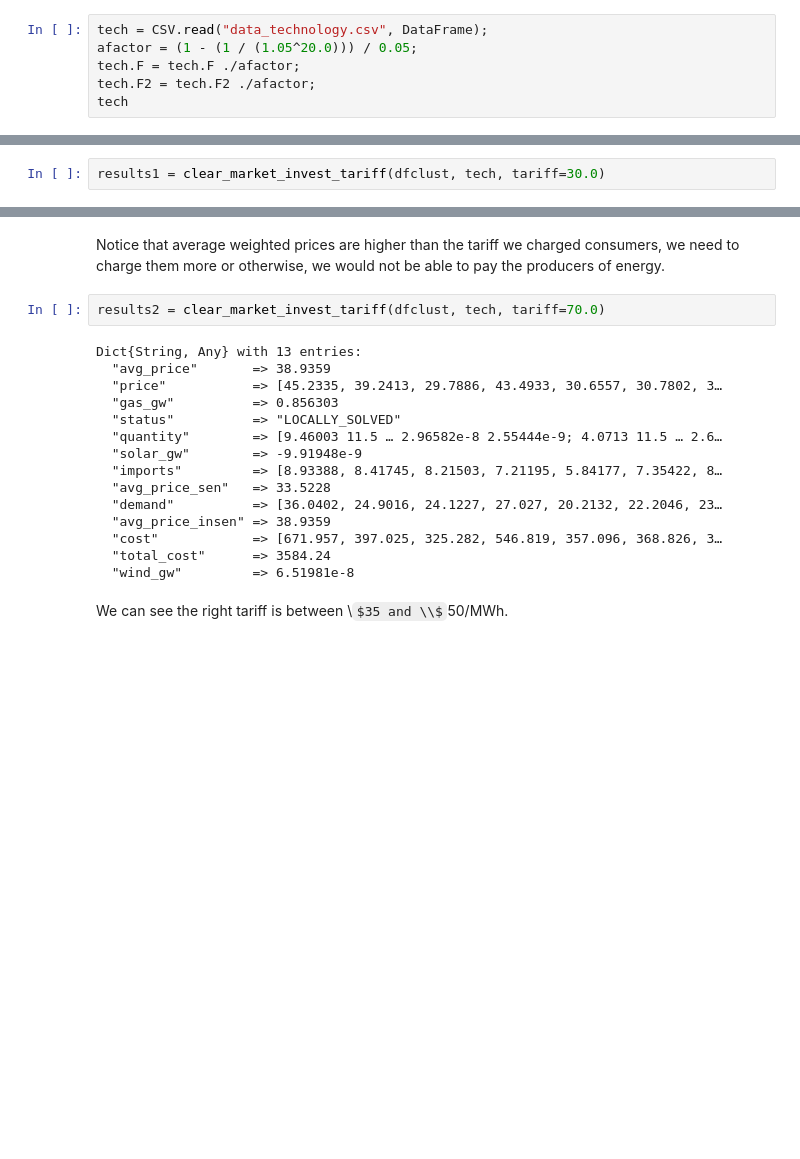
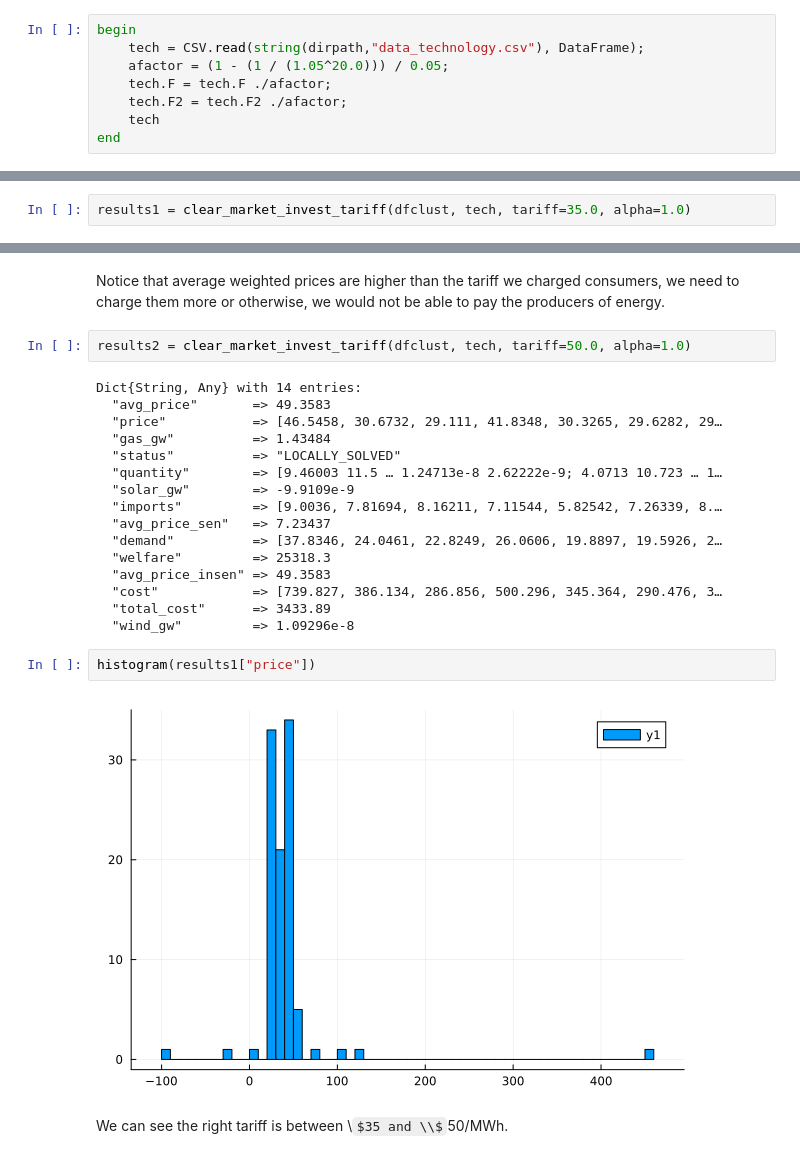
Before and after one commit to mreguant/em-course, a Jupyter notebook: materials/day4/day4.ipynb, the cells around one changed output, grey strips where cells are left out. Drawn from its saved outputs; the diff is of its cells as text; some formulas as TeX source; blank space fills up the shorter version.

```diff
--- a/materials/day4/day4.ipynb
+++ b/materials/day4/day4.ipynb
@@ -58,9 +74,11 @@ We also load the technology file
 # %%
-tech = CSV.read("data_technology.csv", DataFrame);
-afactor = (1 - (1 / (1.05^20.0))) / 0.05;
-tech.F = tech.F ./afactor;
-tech.F2 = tech.F2 ./afactor;
-tech
+begin
+    tech = CSV.read(string(dirpath,"data_technology.csv"), DataFrame);
+    afactor = (1 - (1 / (1.05^20.0))) / 0.05;
+    tech.F = tech.F ./afactor;
+    tech.F2 = tech.F2 ./afactor;
+    tech
+end
 # %% [output]
 7 rows × 15 columns (omitted printing of 7 columns)
 |  | techname | heatrate | heatrate2 | F | capLB | capUB | new | renewable |
@@ -201,3 +223,3 @@ We will set the initial tariff to $40/MWh.
 # %%
-results1 = clear_market_invest_tariff(dfclust, tech, tariff=30.0)
+results1 = clear_market_invest_tariff(dfclust, tech, tariff=35.0, alpha=1.0)
 # %% [output]
@@ -218,22 +246,27 @@ Dict{String, Any} with 13 entries:
 # %% [markdown]
 Notice that average weighted prices are higher than the tariff we charged consumers, we need to charge them more or otherwise, we would not be able to pay the producers of energy.
 # %%
-results2 = clear_market_invest_tariff(dfclust, tech, tariff=70.0)
+results2 = clear_market_invest_tariff(dfclust, tech, tariff=50.0, alpha=1.0)
 # %% [output]
-Dict{String, Any} with 13 entries:
-  "avg_price"       => 38.9359
-  "price"           => [45.2335, 39.2413, 29.7886, 43.4933, 30.6557, 30.7802, 3…
-  "gas_gw"          => 0.856303
+Dict{String, Any} with 14 entries:
+  "avg_price"       => 49.3583
+  "price"           => [46.5458, 30.6732, 29.111, 41.8348, 30.3265, 29.6282, 29…
+  "gas_gw"          => 1.43484
   "status"          => "LOCALLY_SOLVED"
-  "quantity"        => [9.46003 11.5 … 2.96582e-8 2.55444e-9; 4.0713 11.5 … 2.6…
-  "solar_gw"        => -9.91948e-9
-  "imports"         => [8.93388, 8.41745, 8.21503, 7.21195, 5.84177, 7.35422, 8…
-  "avg_price_sen"   => 33.5228
-  "demand"          => [36.0402, 24.9016, 24.1227, 27.027, 20.2132, 22.2046, 23…
-  "avg_price_insen" => 38.9359
-  "cost"            => [671.957, 397.025, 325.282, 546.819, 357.096, 368.826, 3…
-  "total_cost"      => 3584.24
-  "wind_gw"         => 6.51981e-8
+  "quantity"        => [9.46003 11.5 … 1.24713e-8 2.62222e-9; 4.0713 10.723 … 1…
+  "solar_gw"        => -9.9109e-9
+  "imports"         => [9.0036, 7.81694, 8.16211, 7.11544, 5.82542, 7.26339, 8.…
+  "avg_price_sen"   => 7.23437
+  "demand"          => [37.8346, 24.0461, 22.8249, 26.0606, 19.8897, 19.5926, 2…
+  "welfare"         => 25318.3
+  "avg_price_insen" => 49.3583
+  "cost"            => [739.827, 386.134, 286.856, 500.296, 345.364, 290.476, 3…
+  "total_cost"      => 3433.89
+  "wind_gw"         => 1.09296e-8
+# %%
+histogram(results1["price"])
+# %% [output]
+[figure, added]
 # %% [markdown]
 We can see the right tariff is between \\$35 and \\$50/MWh.
 # %% [markdown]
```
Also changed, not shown: parts of 22 cells of this notebook.
